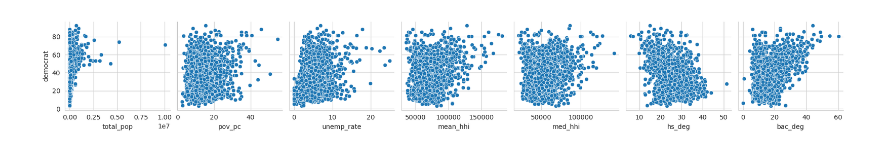
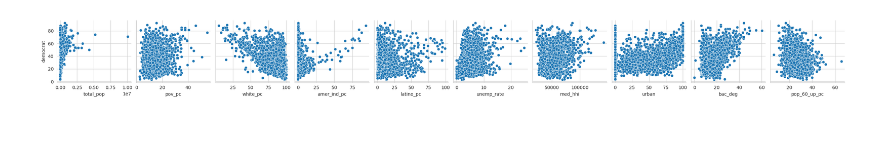
Before and after one commit to srijanrodo/erdos_ds_project, a Jupyter notebook: data_visualization.ipynb, the cells around one changed output. Cells and saved outputs as stored; diff of their text form; code cells hidden in the pictures.

```diff
--- a/data_visualization.ipynb
+++ b/data_visualization.ipynb
@@ -15,2 +13,6 @@ results=['democrat','republican']
+# %%
+results=['democrat','republican']
+y=aggregate.loc[:,results]
+x=aggregate.drop(axis=1,labels=results)
 # %%
-agg_train, agg_test = train_test_split(aggregate,test_size=0.2,shuffle=True,random_state=121)
+x_train, x_test, y_train, y_test = train_test_split(x,y,test_size=0.2,shuffle=True,random_state=121)
@@ -31,5 +39,5 @@ Name: democrat, dtype: float64
 # %%
-sns.pairplot(data=agg_train,x_vars=['total_pop','pov_pc', 'unemp_rate', 'mean_hhi','med_hhi', 'hs_deg', 'bac_deg'],y_vars=['democrat'])
+sns.pairplot(data=pd.concat([x_train,y_train]),x_vars=['total_pop','pov_pc','white_pc','amer_ind_pc','latino_pc', 'unemp_rate','med_hhi', 'urban', 'bac_deg','pop_60_up_pc'],y_vars=['democrat'])
 plt.show()
 # %% [output]
-[figure, old version]
+[figure, new version]
```
Also changed, not shown: parts of 11 cells of this notebook.
